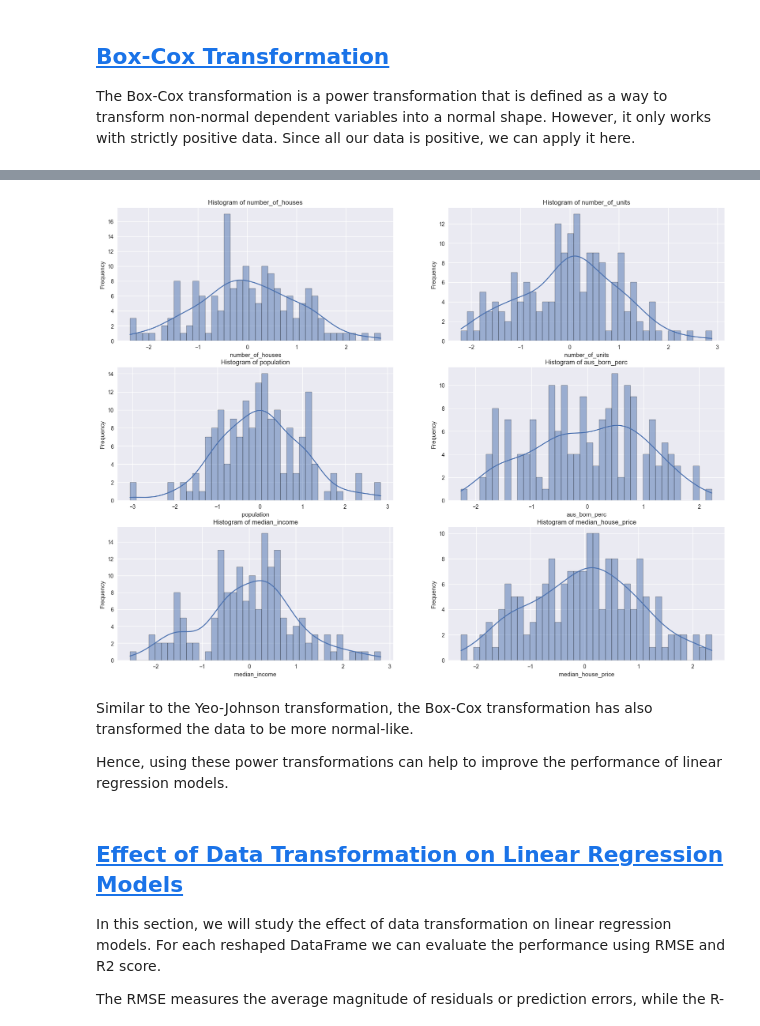
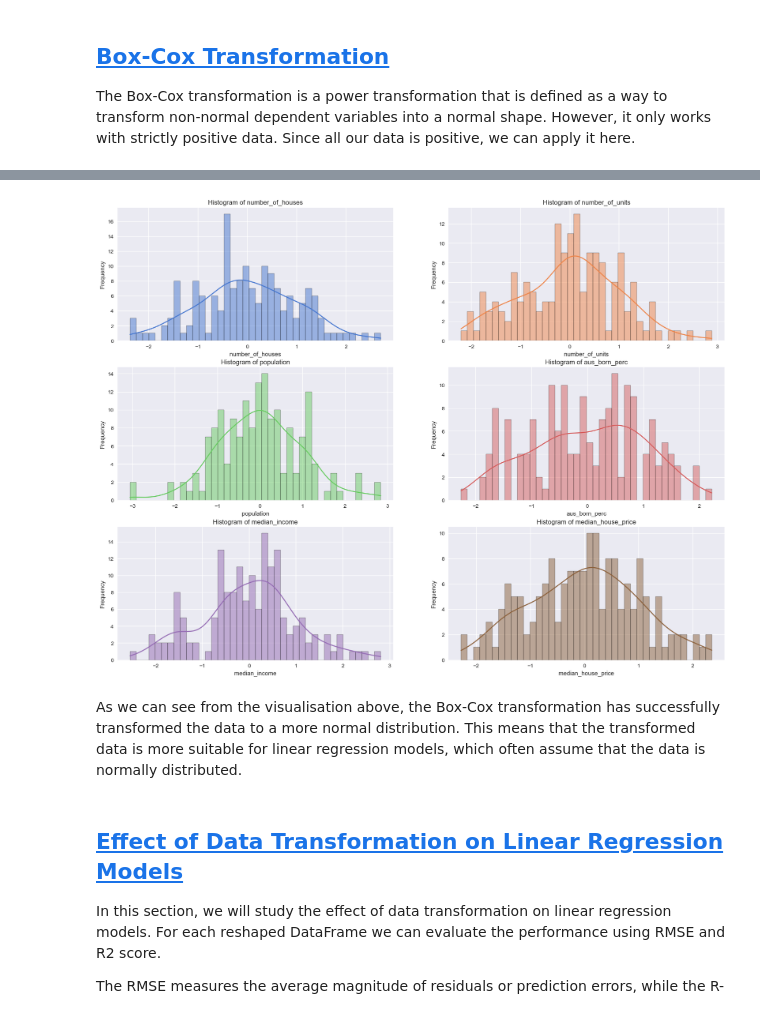
Before and after one commit to salmanjt/VIC-Housing-Data-Integration-and-Transformation, a Jupyter notebook: notebooks/01-data-integration-transformation.ipynb, the cells around one changed output, grey strips where cells are left out. Saved outputs shown, nothing was run; the diff lists cells and outputs as text; code cells hidden in the pictures.

```diff
--- a/notebooks/01-data-integration-transformation.ipynb
+++ b/notebooks/01-data-integration-transformation.ipynb
@@ -142,6 +142,7 @@ from sklearn.metrics import mean_squared_error, r2_score
 
 # Plotting style
 plt.style.use('seaborn-v0_8')
+sns.set_palette('muted')
 
 # Pandas display options
 pd.set_option('display.max_rows', None)
@@ -440,7 +441,7 @@ For example in the text `"SUBURB NAME : ['Suburb1', 'Suburb2', 'Suburb3']"`
 After extracting the matches, we split the second capturing group by the comma character and remove the square brackets and single quotes from each element in the resulting list, while also removing any leading or trailing whitespace. The resulting list is then used to create a lookup DataFrame that maps each suburb to its corresponding LGA.
 # %%
 # Set path to PDF file
-FILE_PATH = "Lga_to_suburb.pdf"
+FILE_PATH = "../data/input/Lga_to_suburb.pdf"
 
 # Extract text from PDF
 pdf_text = extract_text(FILE_PATH)
@@ -1595,6 +1667,9 @@ Now, we apply log transformation to the features and observe the results. Log tr
 # %%
 # Apply log transformation
 df_log_transformed = df_trans.apply(np.log1p)
+
+# Set color palette
+colors = sns.color_palette("muted", len(df_trans.columns))
 
 # Set figure size
 plt.figure(figsize=(20, 15))
@@ -1603,7 +1678,7 @@ for i, column in enumerate(df_log_transformed.columns):
     plt.subplot(3, 2, i+1)
 
     # Plot histogram with kde
-    sns.histplot(data=df_log_transformed, x=column, bins=40, kde=True)
+    sns.histplot(data=df_log_transformed, x=column, bins=40, kde=True, color=colors[i % len(colors)])
 
     # Customise plot
     plt.xlabel(column)
@@ -1624,26 +1698,0 @@ Power transformation aims to map data from any distribution to as close to a Gau
-# %%
-# Instantiate PowerTransformer
-pt = PowerTransformer(method='yeo-johnson')
-
-# Apply power transformation
-df_power_transformed = pd.DataFrame(
-    pt.fit_transform(df_trans),
-    columns=df_trans.columns)
-
-# Set figure size
-plt.figure(figsize=(20, 15))
-
-for i, column in enumerate(df_power_transformed.columns):
-    plt.subplot(3, 2, i+1)
-
-    # Plot histogram with kde
-    sns.histplot(data=df_power_transformed, x=column, bins=40, kde=True)
-
-    # Customise plot
-    plt.xlabel(column)
-    plt.ylabel('Frequency')
-    plt.title(f'Histogram of {column}')
-    plt.grid(True)
-
-
-plt.show()
@@ -1658,35 +1721,28 @@ The Box-Cox transformation is a power transformation that is defined as a way to
 # %%
-# Instantiate PowerTransformer
-pt = PowerTransformer(method='box-cox')
-
-# Apply power transformation
-df_box_cox_transformed = pd.DataFrame(
-    pt.fit_transform(df_trans),
-    columns=df_trans.columns)
+# Set color palette
+colors = sns.color_palette("muted", len(df_trans.columns))
 
 # Set figure size
 plt.figure(figsize=(20, 15))
 
 for i, column in enumerate(df_box_cox_transformed.columns):
     plt.subplot(3, 2, i+1)
 
     # Plot histogram with kde
-    sns.histplot(data=df_box_cox_transformed, x=column, bins=40, kde=True)
+    sns.histplot(data=df_box_cox_transformed, x=column, bins=40, kde=True, color=colors[i % len(colors)])
 
     # Customise plot
     plt.xlabel(column)
     plt.ylabel('Frequency')
     plt.title(f'Histogram of {column}')
     plt.grid(True)
 
 
 plt.show()
 # %% [output]
-[figure, old version]
+[figure, new version]
-# %% [markdown]
-Similar to the Yeo-Johnson transformation, the Box-Cox transformation has also transformed the data to be more normal-like.
-
-Hence, using these power transformations can help to improve the performance of linear regression models.
+# %% [markdown]
+As we can see from the visualisation above, the Box-Cox transformation has successfully transformed the data to a more normal distribution. This means that the transformed data is more suitable for linear regression models, which often assume that the data is normally distributed.
 # %% [markdown]
 ## <a id='toc8_7_'></a>[Effect of Data Transformation on Linear Regression Models](#toc0_)
 
```
Also changed, not shown: parts of 70 cells of this notebook.
